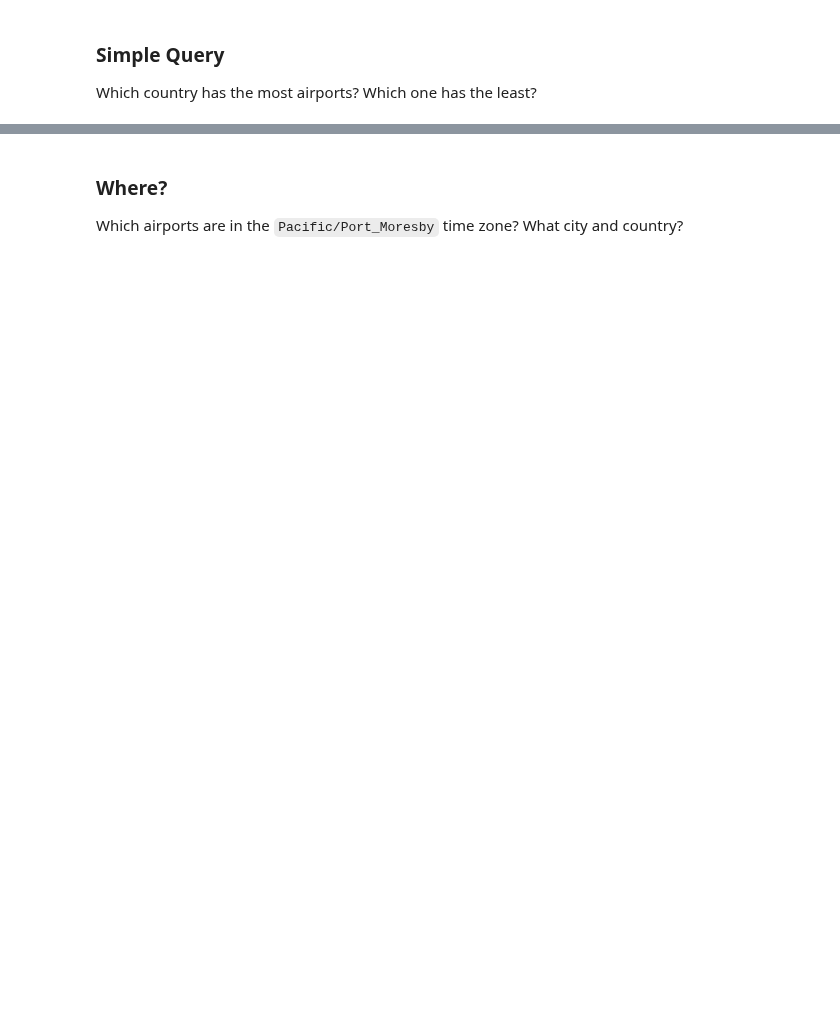
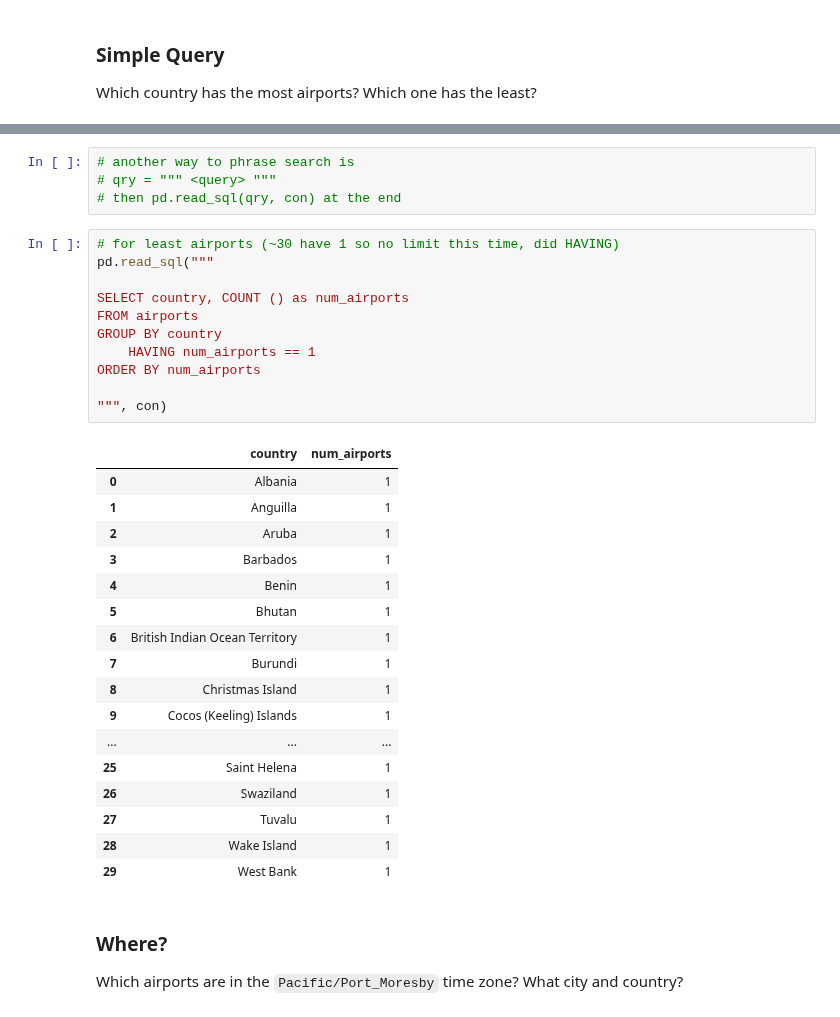
Before and after one commit to mccafj/DS-Live-091922, a Jupyter notebook: Phase3/SQL_stand_up1.ipynb, the cells around one changed output, grey strips where cells are left out. Saved outputs shown, nothing was run; the diff lists cells and outputs as text; blank space fills up the shorter version.

```diff
--- a/Phase3/SQL_stand_up1.ipynb
+++ b/Phase3/SQL_stand_up1.ipynb
@@ -43,3 +84,36 @@ Which country has the most airports? Which one has the least?
+# %%
+# another way to phrase search is
+# qry = """ <query> """
+# then pd.read_sql(qry, con) at the end
+# %%
+# for least airports (~30 have 1 so no limit this time, did HAVING)
+pd.read_sql("""
+
+SELECT country, COUNT () as num_airports
+FROM airports
+GROUP BY country
+    HAVING num_airports == 1
+ORDER BY num_airports
+
+""", con)
+# %% [output]
+|  | country | num_airports |
+| 0 | Albania | 1 |
+| 1 | Anguilla | 1 |
+| 2 | Aruba | 1 |
+| 3 | Barbados | 1 |
+| 4 | Benin | 1 |
+| 5 | Bhutan | 1 |
+| 6 | British Indian Ocean Territory | 1 |
+| 7 | Burundi | 1 |
+| 8 | Christmas Island | 1 |
+| 9 | Cocos (Keeling) Islands | 1 |
+| ... | ... | ... |
+| 25 | Saint Helena | 1 |
+| 26 | Swaziland | 1 |
+| 27 | Tuvalu | 1 |
+| 28 | Wake Island | 1 |
+| 29 | West Bank | 1 |
 # %% [markdown]
 ### Where?
 
```
Also changed, not shown: parts of 12 cells of this notebook, 2 other files.
